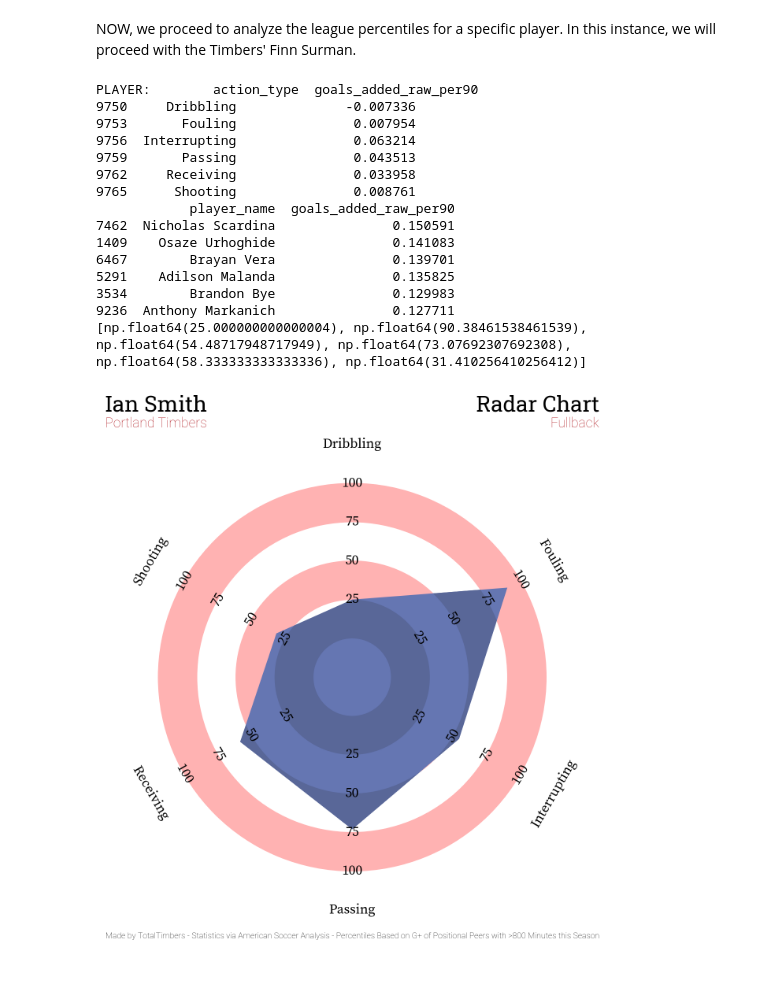
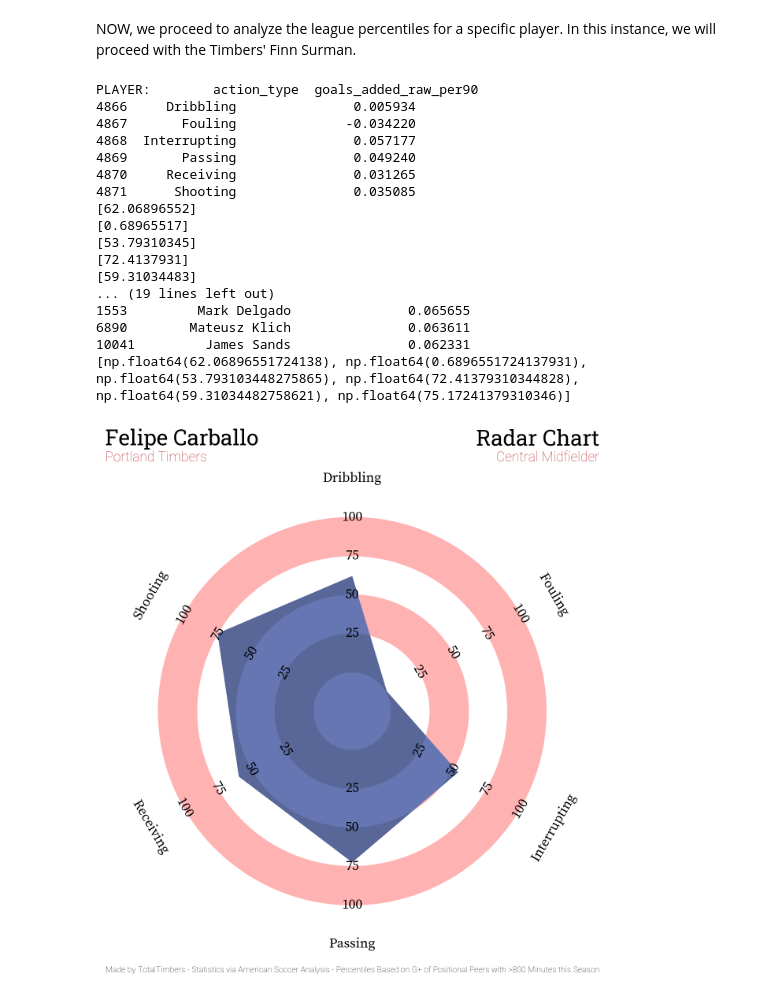
Before and after one commit to domihw05/TimbersDataExploration, a Jupyter notebook: Spider Chart/spider_chart.ipynb, the cells around one changed output. Drawn from its saved outputs; the diff is of its cells as text; code cells hidden in the pictures.

```diff
--- a/Spider Chart/spider_chart.ipynb
+++ b/Spider Chart/spider_chart.ipynb
@@ -17,7 +17,7 @@ asa = AmericanSoccerAnalysis()
 # Import 2025 G+ Data
 gplus_data = asa.get_player_goals_added(
     leagues=["mls"],
-    season_name = "2025",
+    season_name = "2024",
     split_by_games = True
 )
 
@@ -101,6 +106,6 @@ grouped_data
 # %%
 # Step 4: (Optional) Add player names for better readability
-grouped_data = pd.merge(grouped_data, main_df[['player_id', 'player_name','general_position']].drop_duplicates(), on='player_id', how='left')
+grouped_data = pd.merge(grouped_data, main_df[['player_id', 'player_name','general_position','team_id']].drop_duplicates(), on='player_id', how='left')
 grouped_data
 # %% [output]
 |  | player_id | action_type | goals_added_raw | goals_added_above_avg | count_actions | minutes_played | ... |
@@ -147,14 +152,14 @@ we will proceed with the Timbers' Finn Surman.
 # %%
 import scipy.stats as stats
 
-player_df = grouped_data[grouped_data['player_name'] == 'Ian Smith'][grouped_data['general_position'] == 'FB']
+player_df = grouped_data[grouped_data['player_name'] == 'Felipe Carballo']#[grouped_data['general_position'] == 'DM']
 #print(player_df)
 
 value = player_df[['action_type','goals_added_raw_per90']]
 
 print(f"PLAYER: {value}")
 
-position_data = grouped_data[((grouped_data['general_position'] == 'FB') | (grouped_data['general_position'] == 'FB')) & (grouped_data['minutes_played'] > 800)]
+position_data = grouped_data[((grouped_data['general_position'] == 'DM')) & (grouped_data['minutes_played'] > 800)]
 #print(f"NAMES: {position_data['player_name'].unique()}")
 all_values = position_data[['action_type','goals_added_raw_per90']]
 params = ['Dribbling','Fouling','Interrupting','Passing','Receiving','Shooting']
@@ -164,28 +169,30 @@ percentile = []
 for param in params:
     param_all = all_values[all_values['action_type'] == param]['goals_added_raw_per90']
     param_player = value[value['action_type'] == param]['goals_added_raw_per90']
-
+    print(stats.percentileofscore(param_all,param_player))
     percentile.append(stats.percentileofscore(param_all,param_player)[0])
 
-print(f"{position_data[position_data['action_type'] == 'Interrupting'].sort_values(by='goals_added_raw_per90', ascending=False).head(6)[['player_name','goals_added_raw_per90']]}")
+print(f"{position_data[position_data['action_type'] == 'Passing'].sort_values(by='goals_added_raw_per90', ascending=False)[(position_data['player_name'] != 'Carles Gil') & (position_data['player_name'] != 'Jack McGlynn') & (position_data['player_name'] != 'Manu García')].head(20)[['player_name','goals_added_raw_per90']]}")
 
 print(percentile)
 # %% [output]
 PLAYER:        action_type  goals_added_raw_per90
-9750     Dribbling              -0.007336
-9753       Fouling               0.007954
-9756  Interrupting               0.063214
-9759       Passing               0.043513
-9762     Receiving               0.033958
-9765      Shooting               0.008761
-            player_name  goals_added_raw_per90
-7462  Nicholas Scardina               0.150591
-1409    Osaze Urhoghide               0.141083
-6467        Brayan Vera               0.139701
-5291    Adilson Malanda               0.135825
-3534        Brandon Bye               0.129983
-9236  Anthony Markanich               0.127711
-[np.float64(25.000000000000004), np.float64(90.38461538461539), np.float64(54.48717948717949), np.float64(73.07692307692308), np.float64(58.333333333333336), np.float64(31.410256410256412)]
+4866     Dribbling               0.005934
+4867       Fouling              -0.034220
+4868  Interrupting               0.057177
+4869       Passing               0.049240
+4870     Receiving               0.031265
+4871      Shooting               0.035085
+[62.06896552]
+[0.68965517]
+[53.79310345]
+[72.4137931]
+[59.31034483]
+... (19 lines left out)
+1553         Mark Delgado               0.065655
+6890        Mateusz Klich               0.063611
+10041         James Sands               0.062331
+[np.float64(62.06896551724138), np.float64(0.6896551724137931), np.float64(53.793103448275865), np.float64(72.41379310344828), np.float64(59.31034482758621), np.float64(75.17241379310346)]
 # %%
 from mplsoccer import Radar, FontManager, grid
 import matplotlib.pyplot as plt
@@ -229,36 +236,36 @@ radar = Radar(params, low, high,
 # creating the figure using the grid function from mplsoccer:
 fig, ax = grid(figheight=14, grid_height=0.915, title_height=0.06, endnote_height=0.025,
                 title_space=0, endnote_space=0, grid_key='radar', axis=False)
 
 # plot the radar
 radar.setup_axis(ax=ax['radar'])
 
 rings_inner = radar.draw_circles(ax=ax['radar'], facecolor='#ffb2b2', edgecolor='#ffb2b2')
 radar_output = radar.draw_radar(percentile, ax=ax['radar'],
                                 kwargs_radar={'facecolor': "#6576b2"},
                                 kwargs_rings={'facecolor': "#596798"})
 radar_poly, rings_outer, vertices = radar_output
 range_labels = radar.draw_range_labels(ax=ax['radar'], fontsize=25,
                                        fontproperties=serif_regular.prop)
 param_labels = radar.draw_param_labels(ax=ax['radar'], fontsize=25,
                                        fontproperties=serif_regular.prop)
 
 # adding the endnote and title text (these axes range from 0-1, i.e. 0, 0 is the bottom left)
 # Note we are slightly offsetting the text from the edges by 0.01 (1%, e.g. 0.99)
 endnote_text = ax['endnote'].text(0.99, 0.5, 'Made by TotalTimbers - Statistics via American Soccer Analysis - Percentiles Based on G+ of Positional Peers with >800 Minutes this Season', fontsize=15,
                                    fontproperties=robotto_thin.prop, ha='right', va='center')
-title1_text = ax['title'].text(0.01, 0.6, 'Ian Smith', fontsize=40,
+title1_text = ax['title'].text(0.01, 0.6, 'Felipe Carballo', fontsize=40,
                                 fontproperties=robotto_bold.prop, ha='left', va='center')
 title2_text = ax['title'].text(0.01, 0.05, 'Portland Timbers', fontsize=25,
                                 fontproperties=robotto_thin.prop,
                                 ha='left', va='center', color='#B6282F')
 title3_text = ax['title'].text(0.99, 0.6, 'Radar Chart', fontsize=40,
                                 fontproperties=robotto_bold.prop, ha='right', va='center')
-title4_text = ax['title'].text(0.99, 0.05, 'Fullback', fontsize=25,
+title4_text = ax['title'].text(0.99, 0.05, 'Central Midfielder', fontsize=25,
                                 fontproperties=robotto_thin.prop,
                                 ha='right', va='center', color='#B6282F')
 # %% [output]
-[figure, old version]
+[figure, new version]
 # %%
 games = asa.get_games(seasons=['2025'])
 games['date_only'] = pd.to_datetime(games['date_time_utc']).dt.date
```
Also changed, not shown: parts of 8 cells of this notebook, 14 other files.
